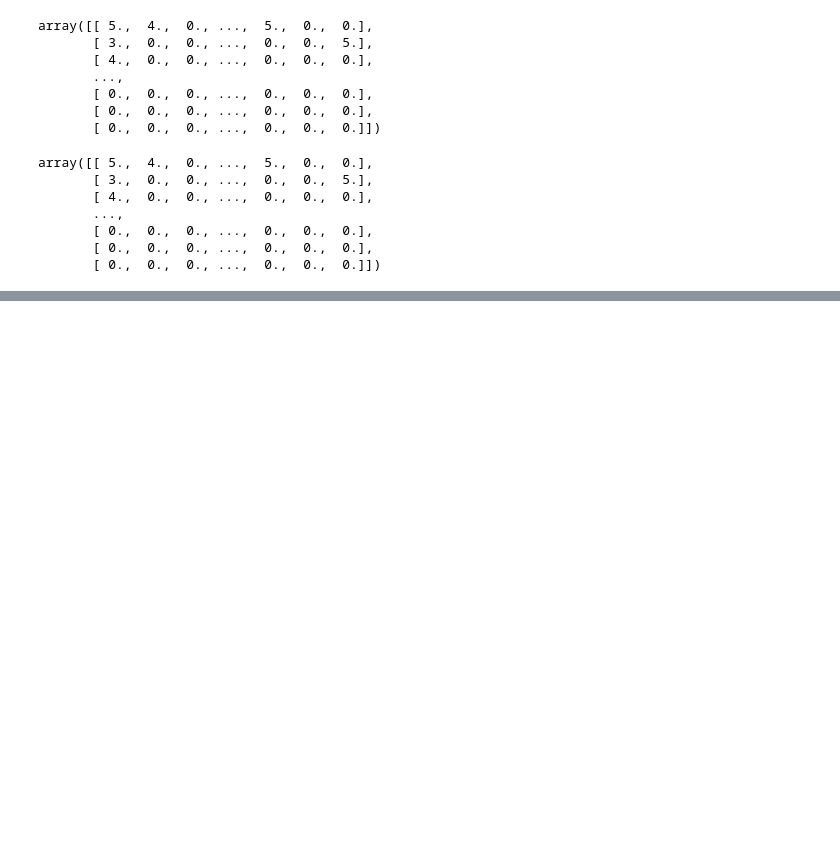
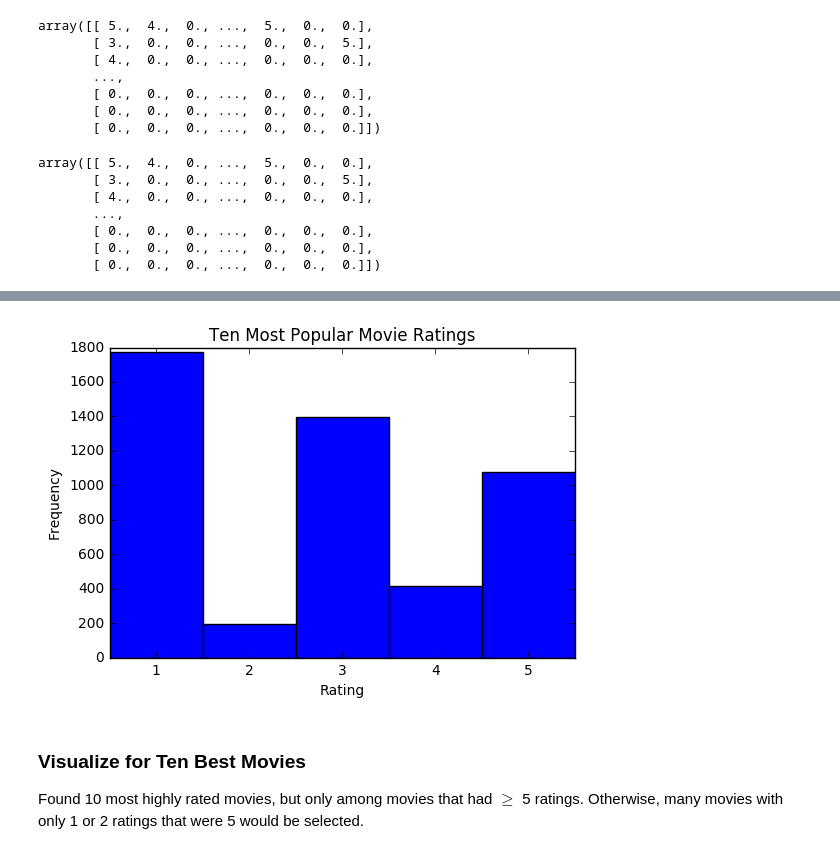
Before and after one commit to jxihong/cs155-movie-latent-factors, a Jupyter notebook: basic_visualization.ipynb, the cells around one changed output, grey strips where cells are left out. Saved outputs shown, nothing was run; the diff lists cells and outputs as text; code cells hidden in the pictures; blank space fills up the shorter version.

```diff
--- a/basic_visualization.ipynb
+++ b/basic_visualization.ipynb
@@ -98,0 +126,2 @@ import matplotlib.pyplot as plt
+# %%
+ten_most_popular = r_df.sort_values('Total Ratings', ascending=False)[:10].index
@@ -98,0 +132,2 @@ import matplotlib.pyplot as plt
+# %%
+most_popular_df = ratings_df[ratings_df['Movie Id'].isin(ten_most_popular)]
@@ -98,0 +143,18 @@ import matplotlib.pyplot as plt
+# %%
+counts = pd.value_counts(most_popular_df['Rating'].values, sort=False)
+# %%
+width = 1
+
+plt.bar(np.arange(5), counts, width)
+plt.xticks(np.arange(5) + width/2., range(1, 6))
+plt.title("Ten Most Popular Movie Ratings")
+plt.xlabel("Rating")
+plt.ylabel("Frequency")
+plt.savefig('basic_popular.png')
+plt.show()
+# %% [output]
+[figure, added]
+# %% [markdown]
+### Visualize for Ten Best Movies
+
+Found 10 most highly rated movies, but only among movies that had $\geq$ 5 ratings. Otherwise, many movies with only 1 or 2 ratings that were 5 would be selected.
```
Also changed, not shown: parts of 28 cells of this notebook, 7 other files.
